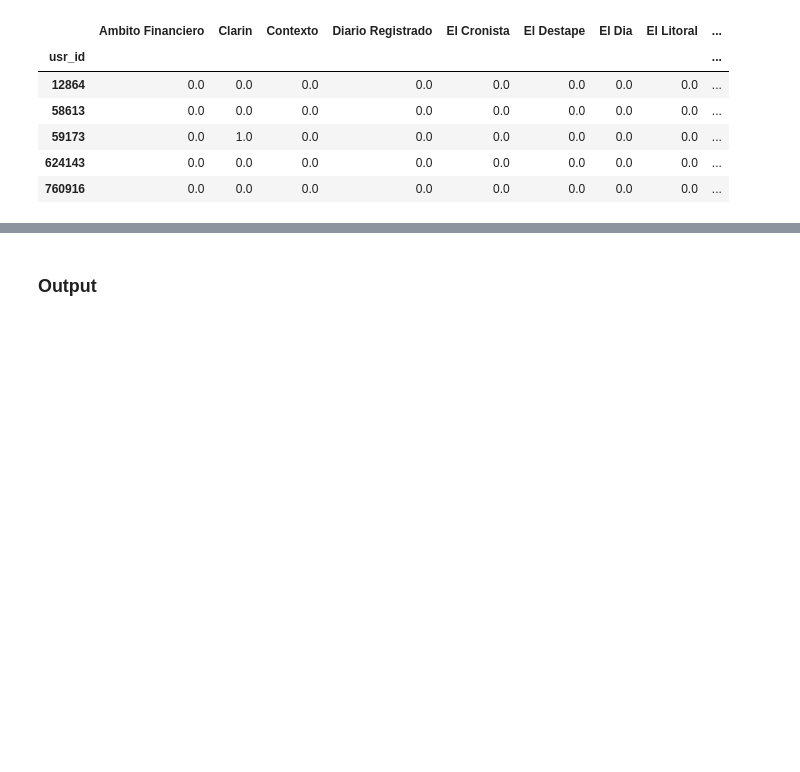
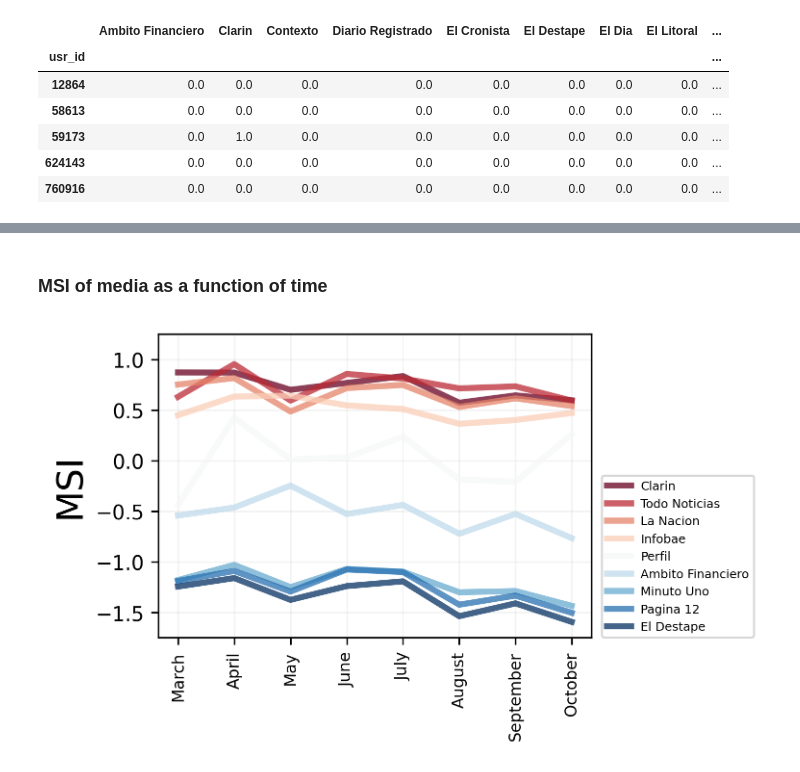
Before and after one commit to spinto88/MediaSharingIndex, a Jupyter notebook: MediaShareIndex_ppal_media.ipynb, the cells around one changed output, grey strips where cells are left out. Saved outputs shown, nothing was run; the diff lists cells and outputs as text; code cells hidden in the pictures; blank space fills up the shorter version.

Commit message:
MSI as a function of time

```diff
--- a/MediaShareIndex_ppal_media.ipynb
+++ b/MediaShareIndex_ppal_media.ipynb
@@ -292,3 +96,0 @@ for iteration in range(50):
-# %%
-#score_users = (-1 + 2 * (score_users_new-np.min(score_users_new))/np.ptp(score_users_new)) #scaled
-score_users = score_users_new
@@ -321,8 +96,0 @@ plt.show()
-# %%
-user_media_df_filtrado['score'] = score_users
-# %%
-user_ideology = data.groupby('usr_id').apply(lambda x: mode(x['opinion_dinamic'])[0][0])
-
-ideology_of_msi_users = user_ideology[user_ideology.index.isin(user_media_df_filtrado.index)].to_list()
-
-user_media_df_filtrado['ideology'] = ideology_of_msi_users
@@ -380,2 +96,0 @@ user_ideology_gradient.corr(method='spearman')
-# %% [markdown]
-### Output
@@ -383,0 +97,2 @@ user_media_df_filtrado['score'].to_csv('Results/MSI_users_score_with_1outletshar
+# %% [markdown]
+### MSI of media as a function of time
@@ -383,0 +142,21 @@ user_media_df_filtrado['score'].to_csv('Results/MSI_users_score_with_1outletshar
+# %%
+media_score_month = np.array(media_score_month)
+# %%
+plt.figure(dpi = 300, figsize = (5,3))
+plt.axes([0.15, 0.25, 0.60, 0.70])
+colors = plt.get_cmap('RdBu')(np.linspace(0.00, 1.00, len(ppal_media)))
+j = 0
+for i in sorted(range(len(ppal_media)), reverse = True, key = lambda x: media_score_month[-1,x]):
+    plt.plot(range(3, 11), media_score_month[:,i], linestyle = '-', label = ppal_media[i],
+             color = colors[j],
+             linewidth = 3, alpha = 0.75)
+    j += 1
+plt.legend(loc = [1.025, 0.00], fontsize = 6)
+plt.ylim([-1.75, 1.25])
+plt.xticks(range(3, 11), ['March', 'April', 'May', 'June', 'July', 'August', 'September', 'October'], rotation = 90, fontsize = 8)
+plt.ylabel('MSI', size = 18)
+plt.grid(True, alpha = 0.15)
+plt.savefig('Results/MSI_time.png')
+plt.show()
+# %% [output]
+[figure, added]
```
Also changed, not shown: parts of 47 cells of this notebook, 2 other files.
